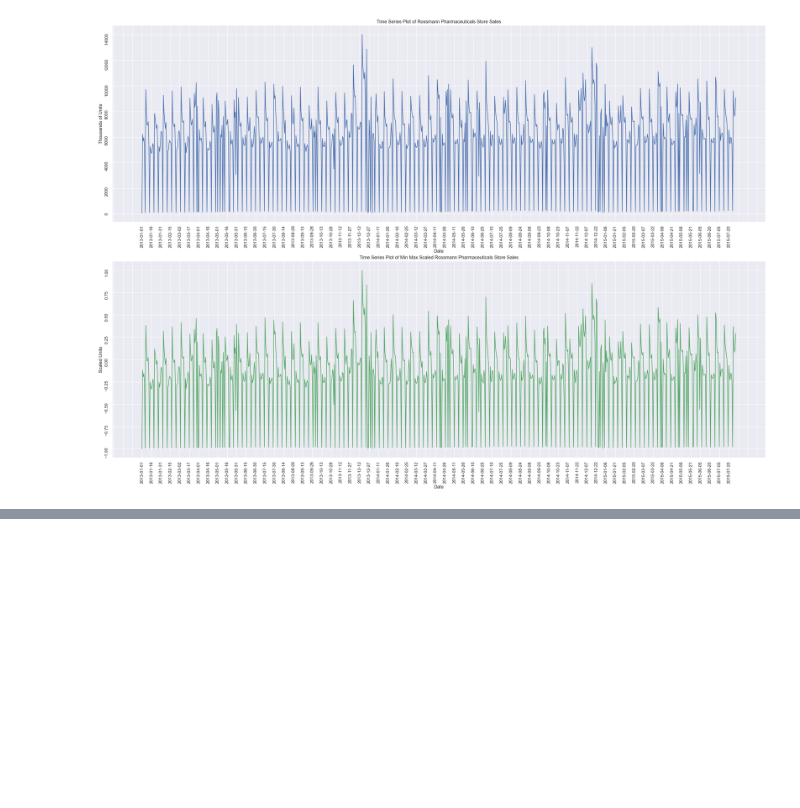
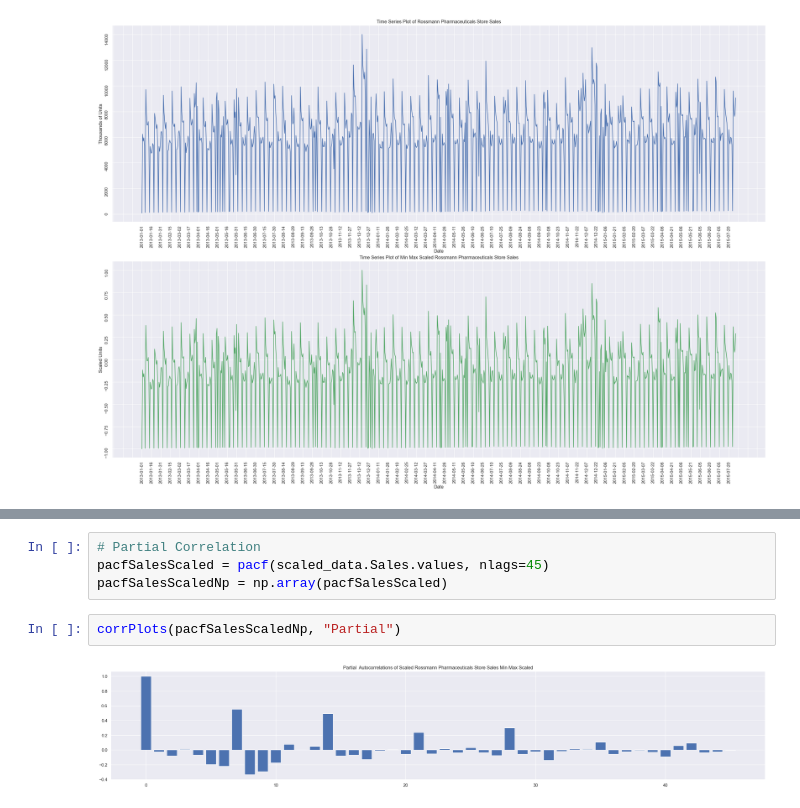
Before and after one commit to nahomHmichael/Rossman-Pharmaceutical-Sales-Pridiction, a Jupyter notebook: notebooks/deep_learning.ipynb, the cells around one changed output, grey strips where cells are left out. Saved outputs shown, nothing was run; the diff lists cells and outputs as text; blank space fills up the shorter version.

```diff
--- a/notebooks/deep_learning.ipynb
+++ b/notebooks/deep_learning.ipynb
@@ -87,0 +154,8 @@ plt.show()
+# %%
+# Partial Correlation
+pacfSalesScaled = pacf(scaled_data.Sales.values, nlags=45)
+pacfSalesScaledNp = np.array(pacfSalesScaled)
+# %%
+corrPlots(pacfSalesScaledNp, "Partial")
+# %% [output]
+[figure, added]
```
Also changed, not shown: parts of 26 cells of this notebook.
